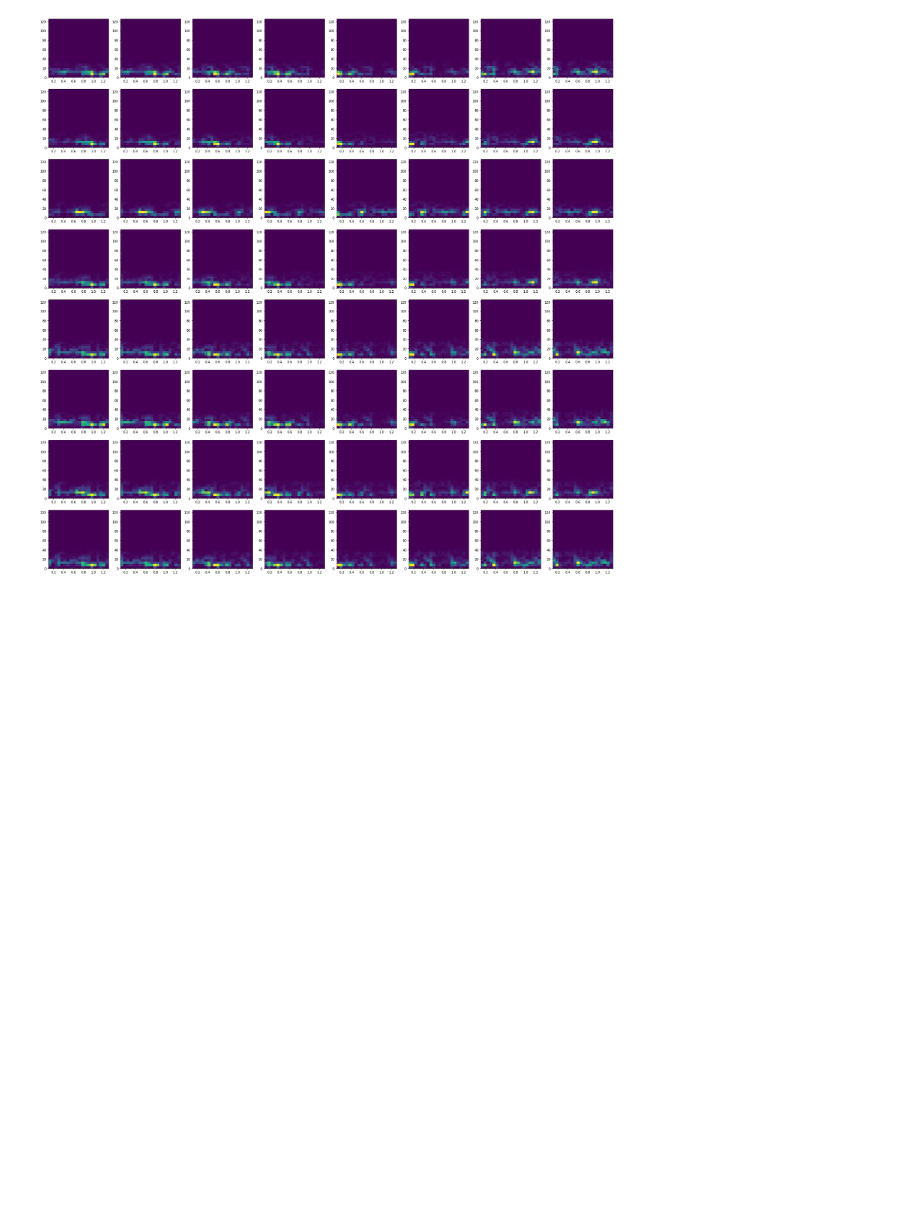
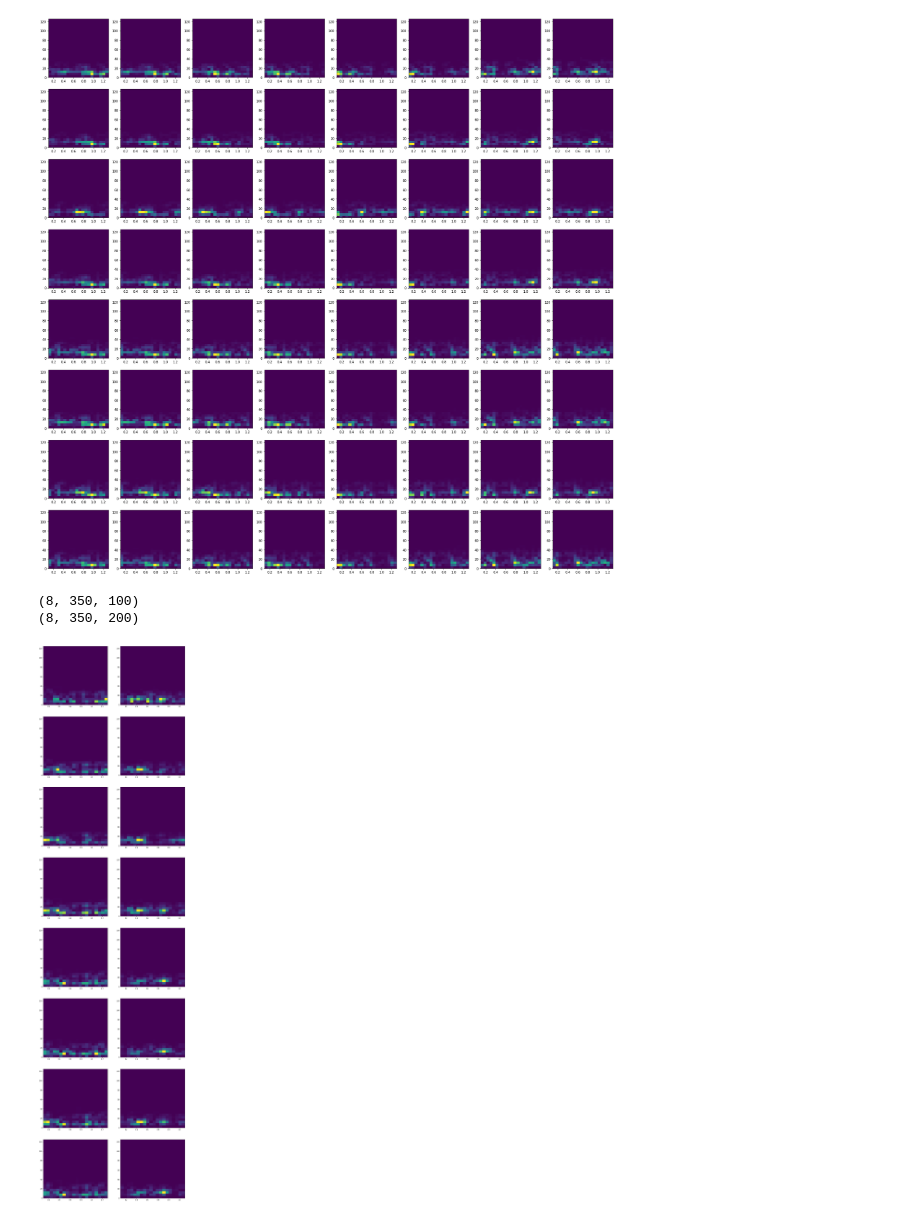
Before and after one commit to dpostolovski/eeg_is, a Jupyter notebook: IS_project.ipynb, the cells around one changed output. Cells and saved outputs as stored; diff of their text form; code cells hidden in the pictures; blank space fills up the shorter version.

Commit message:
target vs non target spectrogram

```diff
--- a/IS_project.ipynb
+++ b/IS_project.ipynb
@@ -592,3 +592,73 @@ plt.show()
 Податоците се успешно вчитани.
 (1600, 8, 350)
 [figure]
+# %%
+#@title 1st objest, target vs non target
+# Вчитување на податоците
+data = loadmat('drive/My Drive/Интелигентни Системи/Data/SBJ01/S01-Train/trainData.mat')['trainData']
+
+# Вчитување на label-ите
+labels_arr = []
+with open("drive/My Drive/Интелигентни Системи/Data/SBJ01/S01-Train/trainLabels.txt", "r") as file_labels:
+    labels_arr = file_labels.read().splitlines()
+
+# Вчитување на редоследот на светкање
+events_arr = []
+with open("drive/My Drive/Интелигентни Системи/Data/SBJ01/S01-Train/trainEvents.txt", "r") as file_events:
+    events_arr = file_events.read().splitlines()
+
+# Вчитување на редоследот на објекти кои се target
+targets_arr = []
+with open("drive/My Drive/Интелигентни Системи/Data/SBJ01/S01-Train/trainTargets.txt", "r") as file_targets:
+    targets_arr = file_targets.read().splitlines()
+
+# Прилагодување на податоците за користење со mne библиотеката
+ch_names = ["C3", "Cz", "C4", "CPz", "P3", "Pz", "P4", "POz"]
+ch_types = ['eeg','eeg','eeg','eeg','eeg','eeg','eeg','eeg']
+mne_info = mne.create_info(ch_names=ch_names, sfreq=250, ch_types=ch_types)
+#mne_array = np.swapaxes(data, 0, 2) # (епохa, канал, настан).
+#mne_array = np.swapaxes(mne_array, 1, 2) # (епохa, канал, настан).
+#raw_data = mne.epochs.EpochsArray(mne_array, mne_info)
+
+# Извлекување на настаните каде светнал првиот објект и бил target.
+first_object_events_target = [index for index, value in enumerate(events_arr) if value == '1']
+first_object_non_target = [index for index, value in enumerate(events_arr) if value == '1']
+
+for event_pos in first_object_events_target:
+  if targets_arr[event_pos] == 1:
+    first_object_non_target.remove(event_pos)
+    continue # Продолжи
+  else:
+    first_object_events_target.remove(event_pos) # Избриши -> Објектот не е target
+first_object_target_eeg_data = np.zeros((8,350, len(first_object_events_target)))
+first_object_non_target_eeg_data = np.zeros((8,350, len(first_object_non_target)))
+for channel in range(0, 8): # Секој канал
+  for epoch in range(0, 350): # Секоја епоха
+    i = 0
+    for event in first_object_events_target: # Настан
+      first_object_target_eeg_data[channel][epoch][i] = data[channel][epoch][event]
+      i = i+1
+
+    k=0
+    for event in first_object_non_target: # Настан
+      first_object_non_target_eeg_data[channel][epoch][i] = data[channel][epoch][event]
+      k = k+1
+
+print(first_object_target_eeg_data.shape)
+print(first_object_non_target_eeg_data.shape)
+
+first_object_target_eeg_data = np.mean(first_object_target_eeg_data, axis=2)
+first_object_non_target_eeg_data = np.mean(first_object_non_target_eeg_data, axis=2)
+
+fig, axs = plt.subplots(8,2,figsize=(16,16*4))
+for i in range(8):
+  f, t, Sxx = signal.spectrogram(first_object_target_eeg_data[i], fs=FS, nperseg=50, window=('hamming'), noverlap=35)
+  fnon, tnon, Sxxnon = signal.spectrogram(first_object_non_target_eeg_data[i], fs=FS, nperseg=50, window=('hamming'), noverlap=35)
+
+  axs[i,0].pcolormesh(t, f, Sxx)
+  axs[i,1].pcolormesh(tnon, fnon, Sxxnon)
+plt.show()
+# %% [output]
+(8, 350, 100)
+(8, 350, 200)
+[figure, added]
```
